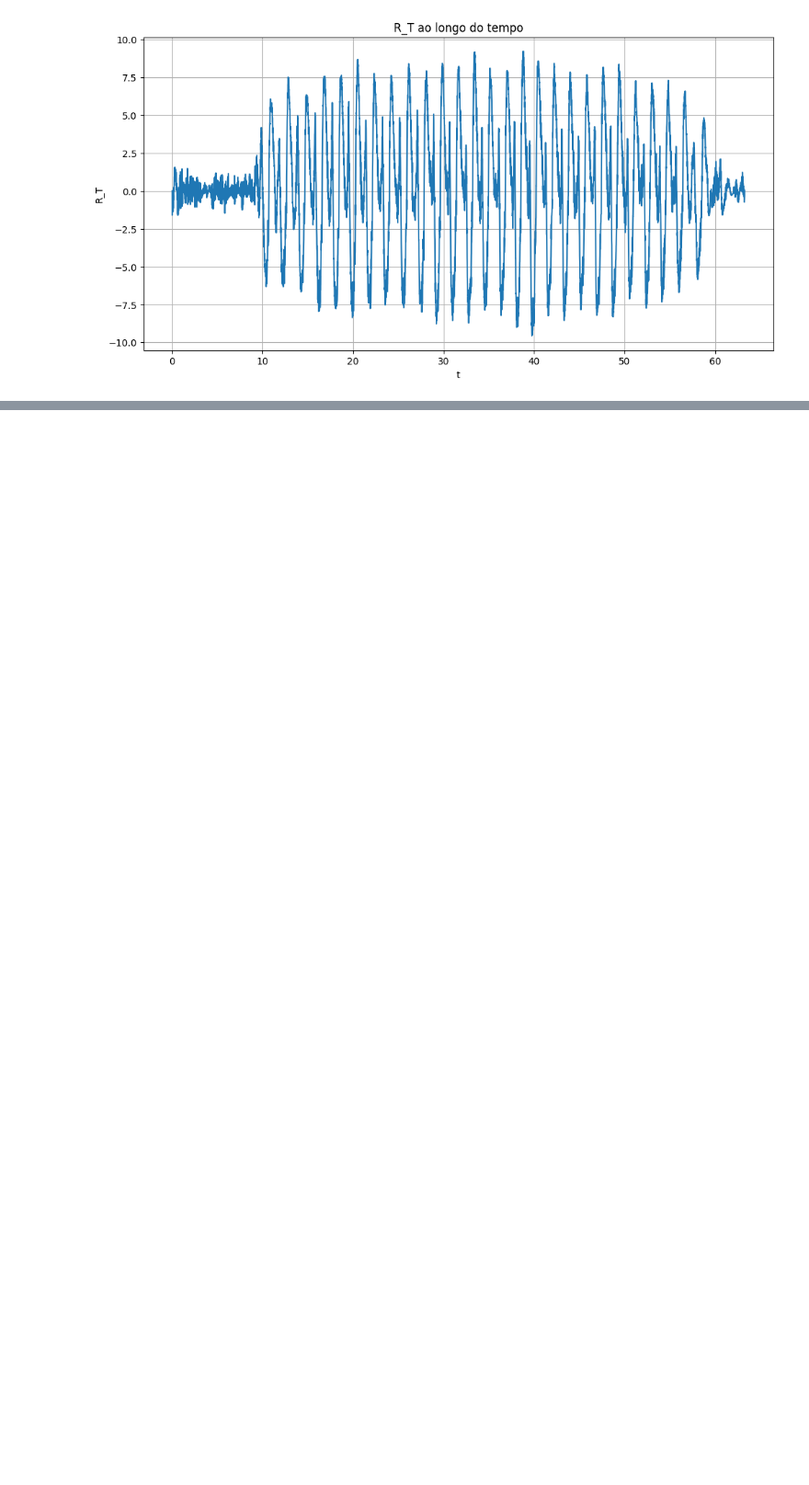
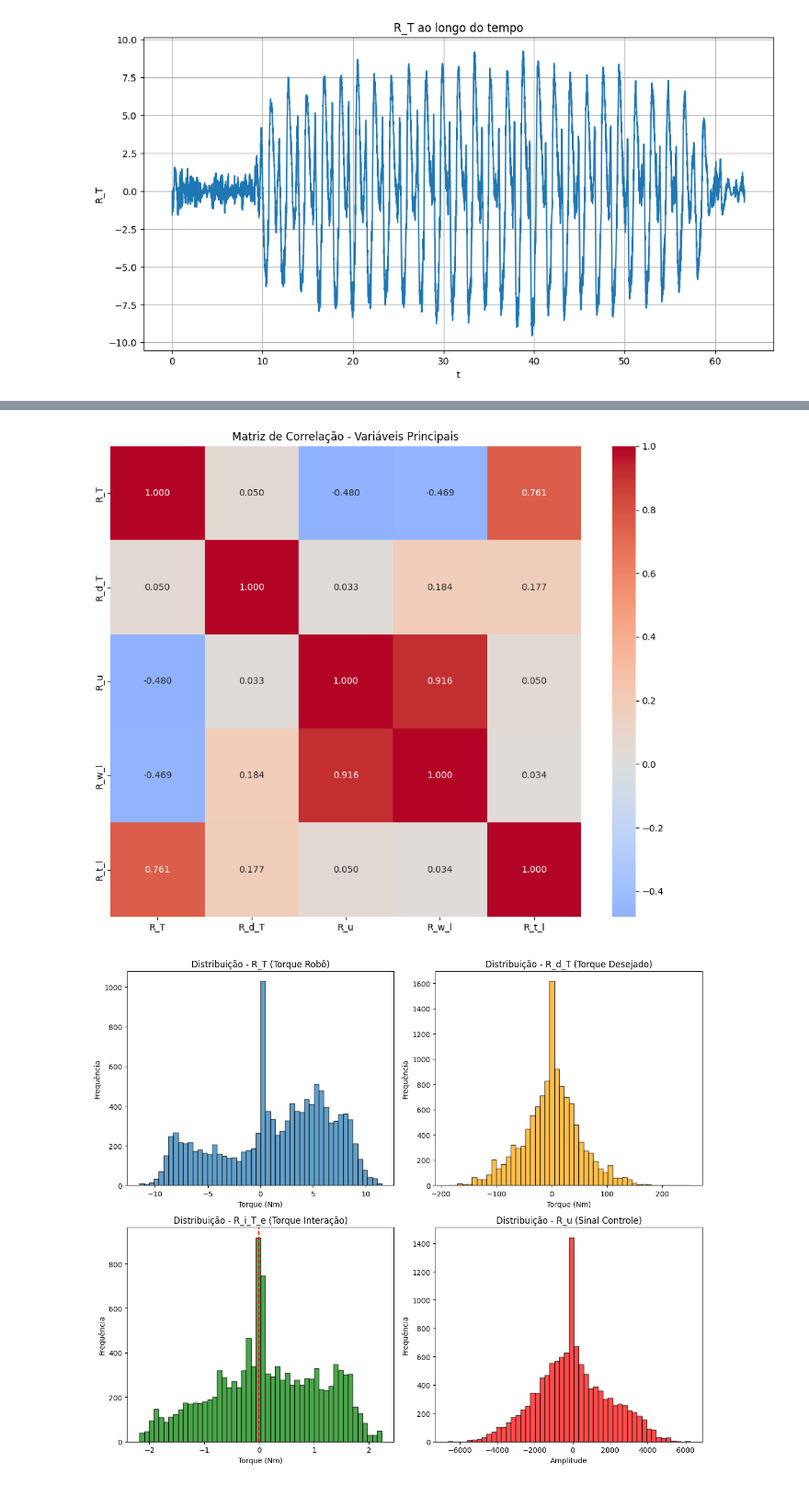
Before and after one commit to EricRibeiroAlves/Interacao-Humano-Robo, a Jupyter notebook: Codigo/[AP_T]_Eric_Markovs.ipynb, the cells around one changed output, grey strips where cells are left out. Shown at 92% size. Saved outputs shown, nothing was run; the diff lists cells and outputs as text; code cells hidden in the pictures; blank space fills up the shorter version.

```diff
--- a/Codigo/[AP_T]_Eric_Markovs.ipynb
+++ b/Codigo/[AP_T]_Eric_Markovs.ipynb
@@ -147,0 +205,46 @@ plt.show()
+# %%
+# Análise de correlação entre variáveis importantes
+vars_analysis = ['R_T', 'R_d_T', 'R_u', 'R_w_l', 'R_t_l']
+if all(col in markov_t6.columns for col in vars_analysis):
+    correlation_matrix = markov_t6[vars_analysis].corr()
+
+    plt.figure(figsize=(10, 8))
+    sns.heatmap(correlation_matrix, annot=True, cmap='coolwarm', center=0,
+                square=True, fmt='.3f')
+    plt.title('Matriz de Correlação - Variáveis Principais')
+    plt.tight_layout()
+    plt.show()
+
+# Distribuição dos torques
+fig, axes = plt.subplots(2, 2, figsize=(12, 10))
+
+if 'R_T' in markov_t6.columns:
+    axes[0,0].hist(markov_t6['R_T'], bins=50, alpha=0.7, edgecolor='black')
+    axes[0,0].set_title('Distribuição - R_T (Torque Robô)')
+    axes[0,0].set_xlabel('Torque (Nm)')
+    axes[0,0].set_ylabel('Frequência')
+
+if 'R_d_T' in markov_t6.columns:
+    axes[0,1].hist(markov_t6['R_d_T'], bins=50, alpha=0.7, edgecolor='black', color='orange')
+    axes[0,1].set_title('Distribuição - R_d_T (Torque Desejado)')
+    axes[0,1].set_xlabel('Torque (Nm)')
+    axes[0,1].set_ylabel('Frequência')
+
+if 'R_i_T_e' in markov_t6.columns:
+    axes[1,0].hist(markov_t6['R_i_T_e'], bins=50, alpha=0.7, edgecolor='black', color='green')
+    axes[1,0].set_title('Distribuição - R_i_T_e (Torque Interação)')
+    axes[1,0].set_xlabel('Torque (Nm)')
+    axes[1,0].set_ylabel('Frequência')
+    axes[1,0].axvline(x=0, color='red', linestyle='--', label='Zero')
+
+if 'R_u' in markov_t6.columns:
+    axes[1,1].hist(markov_t6['R_u'], bins=50, alpha=0.7, edgecolor='black', color='red')
+    axes[1,1].set_title('Distribuição - R_u (Sinal Controle)')
+    axes[1,1].set_xlabel('Amplitude')
+    axes[1,1].set_ylabel('Frequência')
+
+plt.tight_layout()
+plt.show()
+# %% [output]
+[figure, added]
+[figure, added]
```
Also changed, not shown: parts of 7 cells of this notebook.
